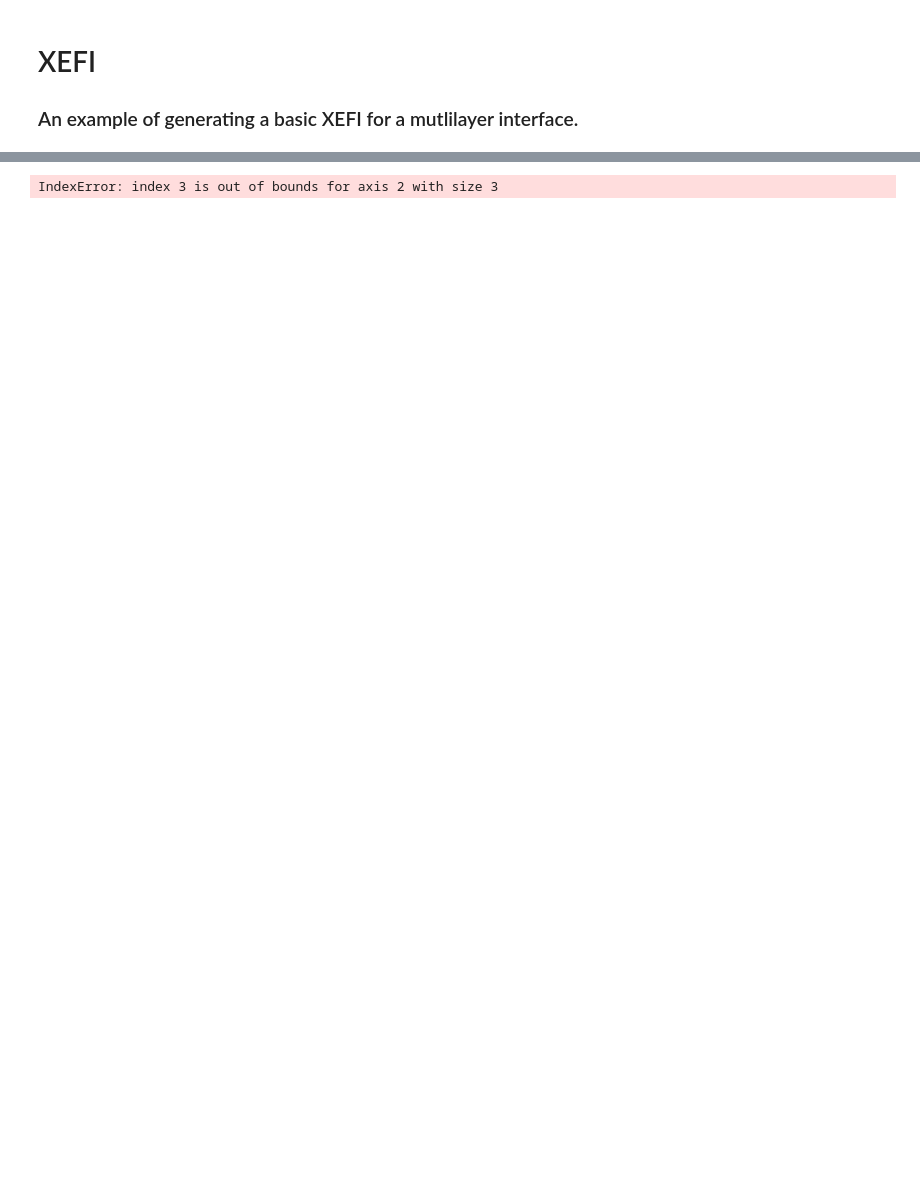
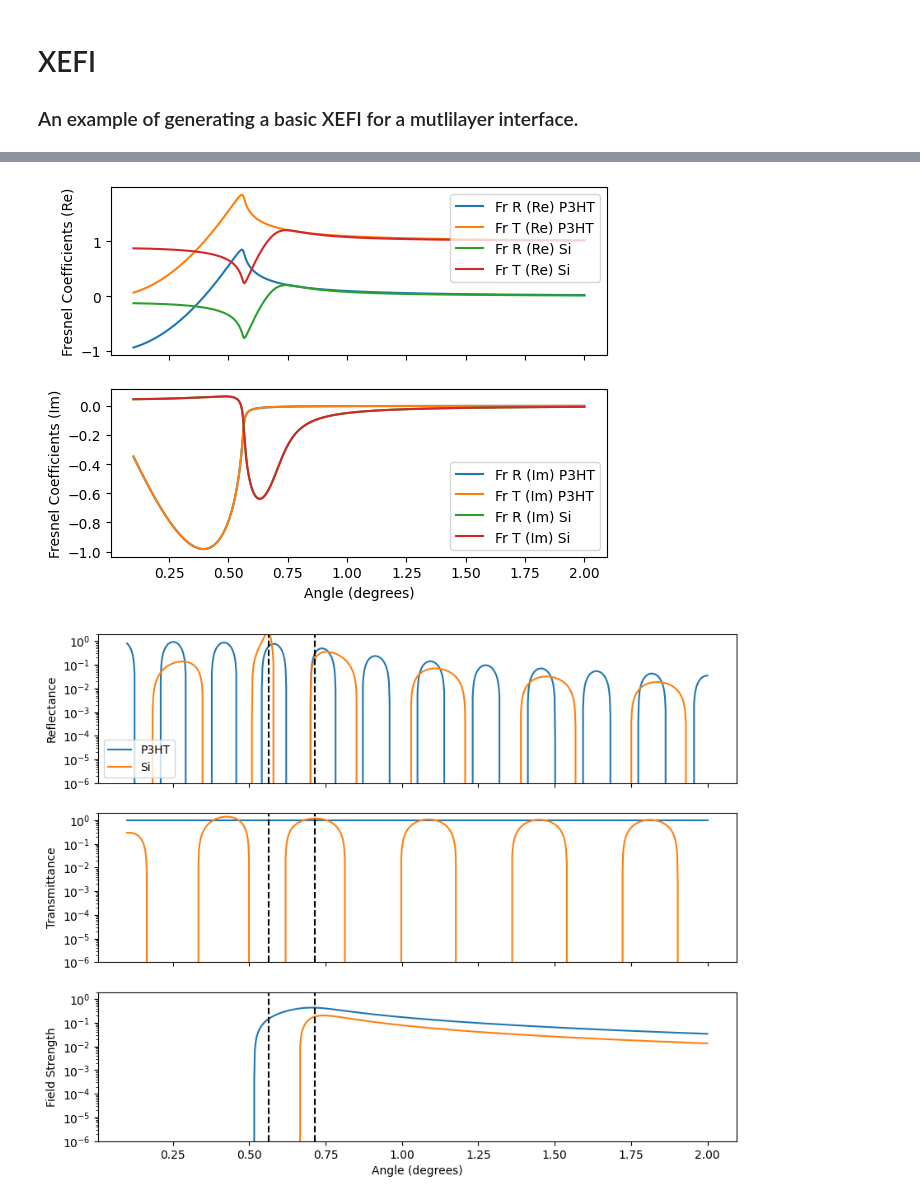
Before and after one commit to xraysoftmat/XEFI, a Jupyter notebook: examples/XEFI_basic.ipynb, the cells around one changed output, grey strips where cells are left out. Drawn from its saved outputs; the diff is of its cells as text; code cells hidden in the pictures; blank space fills up the shorter version.

```diff
--- a/examples/XEFI_basic.ipynb
+++ b/examples/XEFI_basic.ipynb
@@ -7,10 +7,11 @@ import kkcalc as kk
 import numpy as np
 # %%
 refractive_db = kk.models.asp_db_complex
-refractive_air = refractive_db("N2")
-refractive_P3HT = refractive_db("C10H14S")
-refractive_PS = refractive_db("C8H8")
-refractive_Si = refractive_db("Si")
+# refractive_air = refractive_db("N2")
+refractive_air = 1.0 + 0j
+refractive_P3HT = refractive_db("C10H14S", density = 1.33, name="P3HT")
+refractive_PS = refractive_db("C8H8", density = 1.05, name="PS")
+refractive_Si = refractive_db("Si", density = 2.33, name="Si")
 # %% [output]
 Energy0 Energy1 C_1     C_0     C_-1    C_-2    C_-3
 --------------------------------------
@@ -32,27 +33,33 @@ Energy0 Energy1 C_1     C_0     C_-1    C_-2    C_-3
 # %%
 # Define some system parameters
 beam_energy = 2450  # in eV
-angles = np.linspace(0.01, 10, 200)  # in degrees
+angles = np.linspace(0.1, 2, 1000)  # in degrees
 
 z = [
     0,
     -800,
-    -1200,
-    -1750,
+    # -1200,
 ] # Define the z-coordinates for the multilayer interface
 
-refractive_indicies = [
-    refractive_PS,
+refractive_indicies: list[kk.models.asp_complex] = [
+    refractive_air,
+    # refractive_PS,
     refractive_P3HT,
     refractive_Si,
 ] #
+labels = ["Air"] + [
+    ref.name
+    for ref in refractive_indicies[1:]
+]
 # %%
 result = XEFI.XEF(
-    beam_energy=beam_energy,
+    energies=beam_energy,
     angles=angles,
     z=z,
     refractive_indices=refractive_indicies,
-    z_roughness=[10, 10, 10]
+    # z_roughness=[10, 10, 10],
+    layer_names=labels,
 )
 # %% [output]
-IndexError: index 3 is out of bounds for axis 2 with size 3
+[figure, added]
+[figure, added]
```
Also changed, not shown: parts of 2 cells of this notebook, 2 other files.
